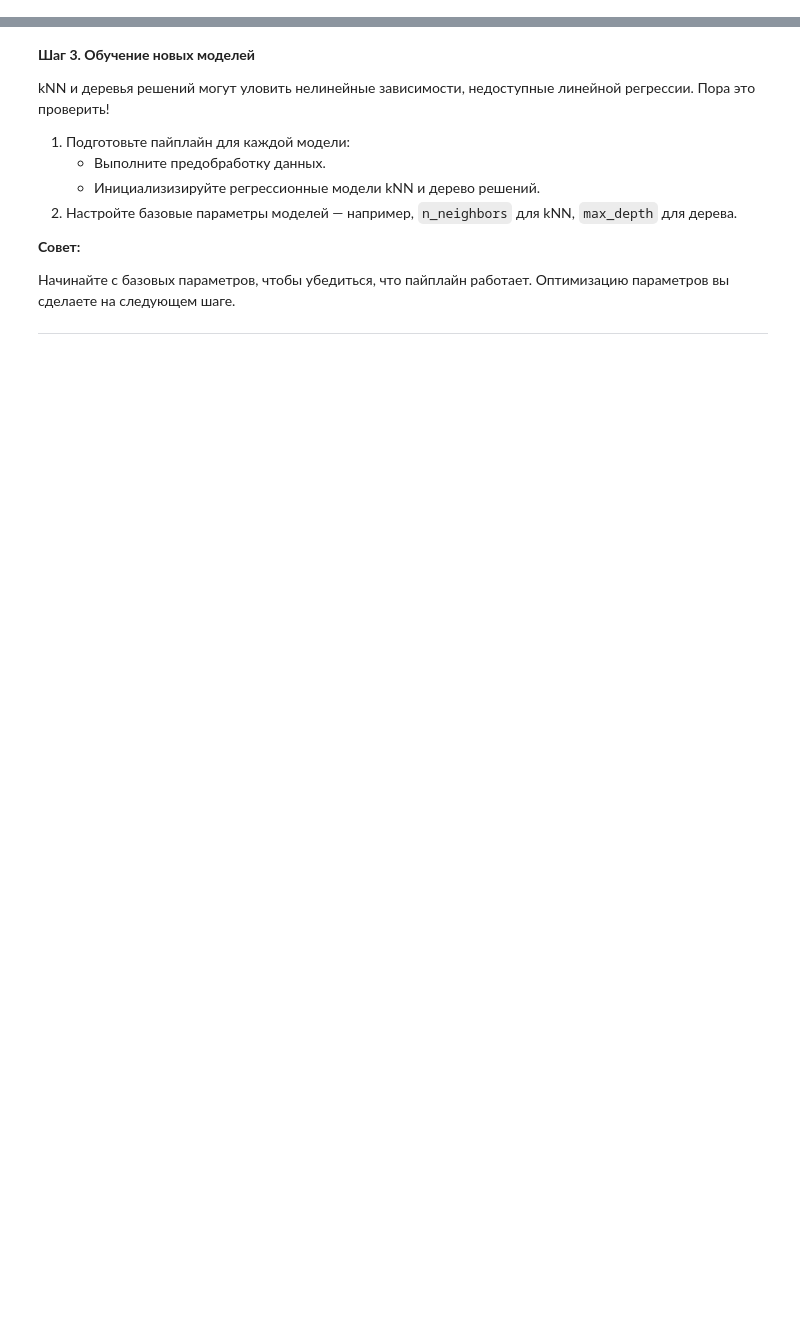
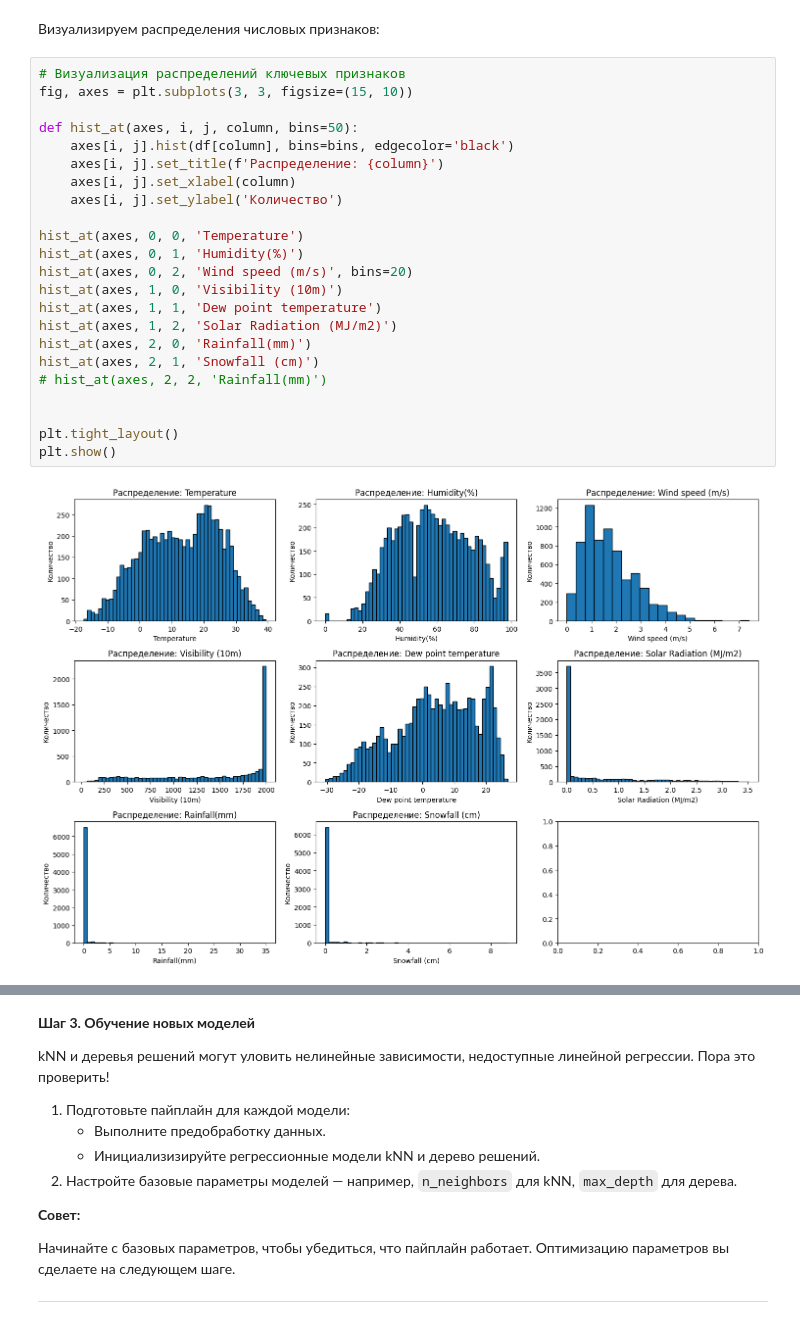
Before and after one commit to nikolai/practicum-bike-demand-prediction-knn-decision-tree, a Jupyter notebook: bikesouth_demand_prediction_non_linear_models.ipynb, the cells around one changed output, grey strips where cells are left out. Drawn from its saved outputs; the diff is of its cells as text; blank space fills up the shorter version.

```diff
--- a/bikesouth_demand_prediction_non_linear_models.ipynb
+++ b/bikesouth_demand_prediction_non_linear_models.ipynb
@@ -61,0 +827,27 @@
+# %% [markdown]
+Визуализируем распределения числовых признаков:
+# %%
+# Визуализация распределений ключевых признаков
+fig, axes = plt.subplots(3, 3, figsize=(15, 10))
+
+def hist_at(axes, i, j, column, bins=50):
+    axes[i, j].hist(df[column], bins=bins, edgecolor='black')
+    axes[i, j].set_title(f'Распределение: {column}')
+    axes[i, j].set_xlabel(column)
+    axes[i, j].set_ylabel('Количество')
+
+hist_at(axes, 0, 0, 'Temperature')
+hist_at(axes, 0, 1, 'Humidity(%)')
+hist_at(axes, 0, 2, 'Wind speed (m/s)', bins=20)
+hist_at(axes, 1, 0, 'Visibility (10m)')
+hist_at(axes, 1, 1, 'Dew point temperature')
+hist_at(axes, 1, 2, 'Solar Radiation (MJ/m2)')
+hist_at(axes, 2, 0, 'Rainfall(mm)')
+hist_at(axes, 2, 1, 'Snowfall (cm)')
+# hist_at(axes, 2, 2, 'Rainfall(mm)')
+
+
+plt.tight_layout()
+plt.show()
+# %% [output]
+[figure, added]
```
Also changed, not shown: parts of 125 cells of this notebook, 1 other file.
